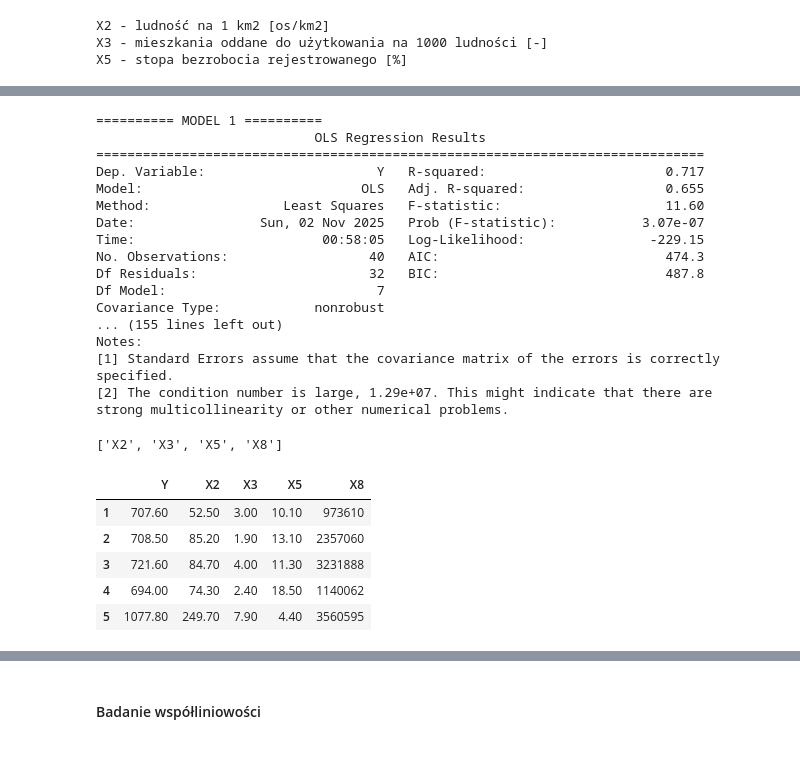
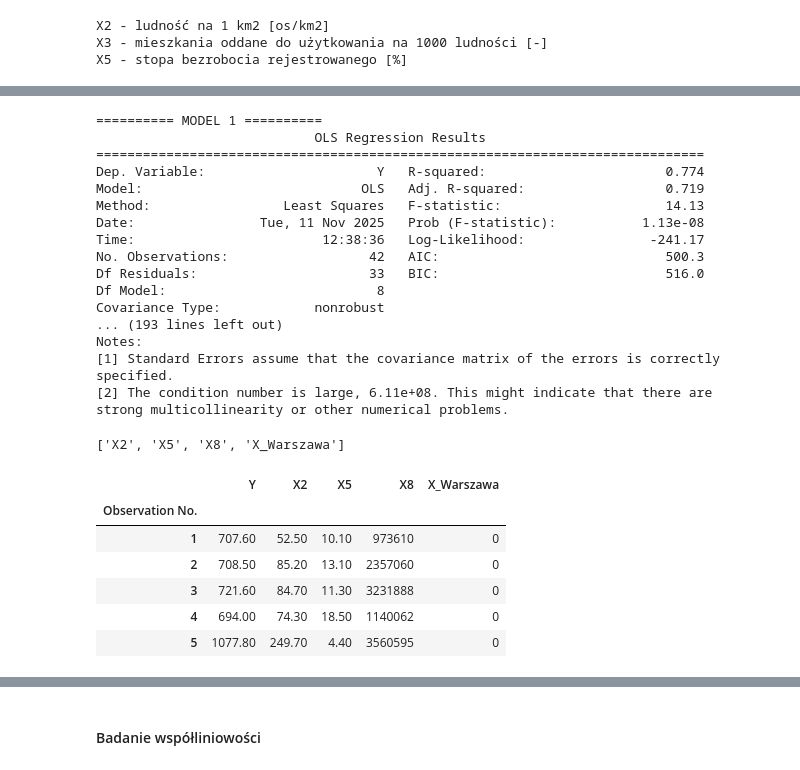
Before and after one commit to Radoslaw-Polak/project_econometry, a Jupyter notebook: projekt.ipynb, the cells around one changed output, grey strips where cells are left out. Drawn from its saved outputs; the diff is of its cells as text; code cells hidden in the pictures.

Commit message:
Final 2 models estimation and verification of OLS assumptions in Linear Regression

```diff
--- a/projekt.ipynb
+++ b/projekt.ipynb
@@ -737,0 +762,5 @@ energy_cons_cleaned_df
+# %%
+vars = [colname.split(" - ", 1)[0] for colname in energy_cons_df_v2.columns]
+vars_description = [colname.split(" - ", 1)[1] for colname in energy_cons_df_v2.columns]
+vars_descr_dict = dict( zip(vars, vars_description) )
+vars, vars_description
@@ -737,0 +780,3 @@ energy_cons_cleaned_df
+# %%
+energy_cons_df_v2.columns = vars
+energy_cons_df_v2.head()
@@ -737,0 +791,7 @@ energy_cons_cleaned_df
+# %%
+# dropping X6 and X7 because of high correlation based on correlation matrix analysis done earlier in the notebook
+try:
+    energy_cons_df_v2 = energy_cons_df_v2.drop(columns=['X6', 'X7'])
+except:
+    print("The columns have been dropped already")
+energy_cons_df_v2.head()
@@ -738,38 +806,39 @@ energy_cons_cleaned_df
 # %%
-X_v2 = sm.add_constant( energy_cons_cleaned_df.drop(columns=['Observation No.', 'Y']) )
-y_v2 = energy_cons_cleaned_df['Y']
+X_v2 = sm.add_constant( energy_cons_df_v2.drop(columns='Y') )
+y_v2 = energy_cons_df_v2['Y']
 
 sel_vars_v2, model_v2 = backward_regression(X=X_v2, y=y_v2)
 # %% [output]
 ========== MODEL 1 ==========
                             OLS Regression Results
 ==============================================================================
-Dep. Variable:                      Y   R-squared:                       0.717
-Model:                            OLS   Adj. R-squared:                  0.655
-Method:                 Least Squares   F-statistic:                     11.60
-Date:                Sun, 02 Nov 2025   Prob (F-statistic):           3.07e-07
-Time:                        00:58:05   Log-Likelihood:                -229.15
-No. Observations:                  40   AIC:                             474.3
-Df Residuals:                      32   BIC:                             487.8
-Df Model:                           7
+Dep. Variable:                      Y   R-squared:                       0.774
+Model:                            OLS   Adj. R-squared:                  0.719
+Method:                 Least Squares   F-statistic:                     14.13
+Date:                Tue, 11 Nov 2025   Prob (F-statistic):           1.13e-08
+Time:                        12:38:36   Log-Likelihood:                -241.17
+No. Observations:                  42   AIC:                             500.3
+Df Residuals:                      33   BIC:                             516.0
+Df Model:                           8
 Covariance Type:            nonrobust
-... (155 lines left out)
+... (193 lines left out)
 Notes:
 [1] Standard Errors assume that the covariance matrix of the errors is correctly specified.
-[2] The condition number is large, 1.29e+07. This might indicate that there are
+[2] The condition number is large, 6.11e+08. This might indicate that there are
 strong multicollinearity or other numerical problems.
 # %%
 print(sel_vars_v2)
-energy_cons_final_v2 = energy_cons_cleaned_df[['Y', *sel_vars_v2]]
+energy_cons_final_v2 = energy_cons_df_v2[['Y', *sel_vars_v2]]
 energy_cons_final_v2.head()
 # %% [output]
-['X2', 'X3', 'X5', 'X8']
+['X2', 'X5', 'X8', 'X_Warszawa']
-|  | Y | X2 | X3 | X5 | X8 |
-| 1 | 707.60 | 52.50 | 3.00 | 10.10 | 973610 |
-| 2 | 708.50 | 85.20 | 1.90 | 13.10 | 2357060 |
-| 3 | 721.60 | 84.70 | 4.00 | 11.30 | 3231888 |
-| 4 | 694.00 | 74.30 | 2.40 | 18.50 | 1140062 |
-| 5 | 1077.80 | 249.70 | 7.90 | 4.40 | 3560595 |
+|  | Y | X2 | X5 | X8 | X_Warszawa |
+| Observation No. |  |  |  |  |  |
+| 1 | 707.60 | 52.50 | 10.10 | 973610 | 0 |
+| 2 | 708.50 | 85.20 | 13.10 | 2357060 | 0 |
+| 3 | 721.60 | 84.70 | 11.30 | 3231888 | 0 |
+| 4 | 694.00 | 74.30 | 18.50 | 1140062 | 0 |
+| 5 | 1077.80 | 249.70 | 4.40 | 3560595 | 0 |
 # %%
 print( model_v2.summary() )
 # %% [output]
```
Also changed, not shown: parts of 57 cells of this notebook, 1 other file.
